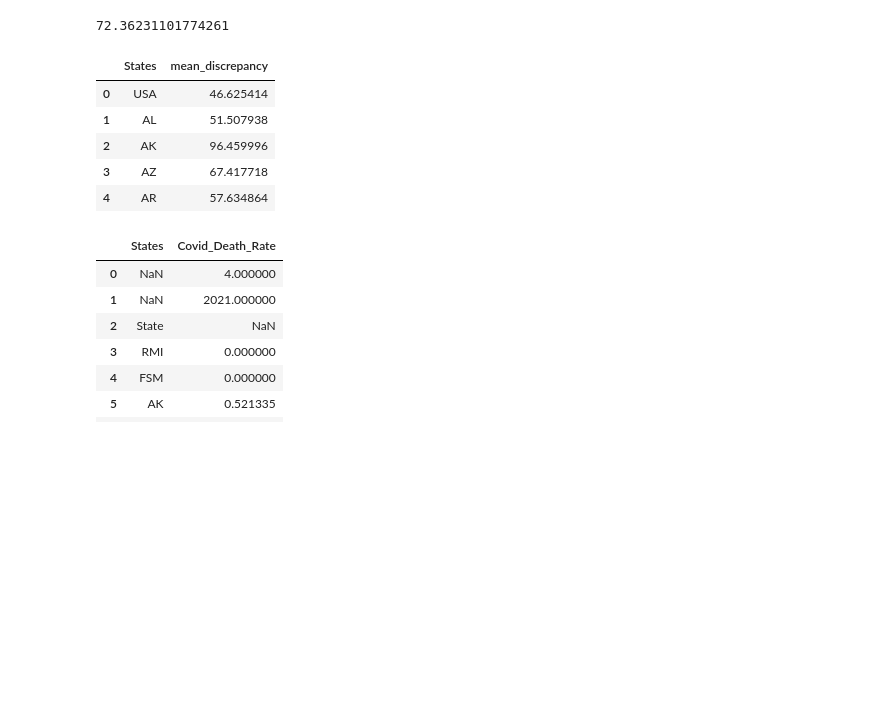
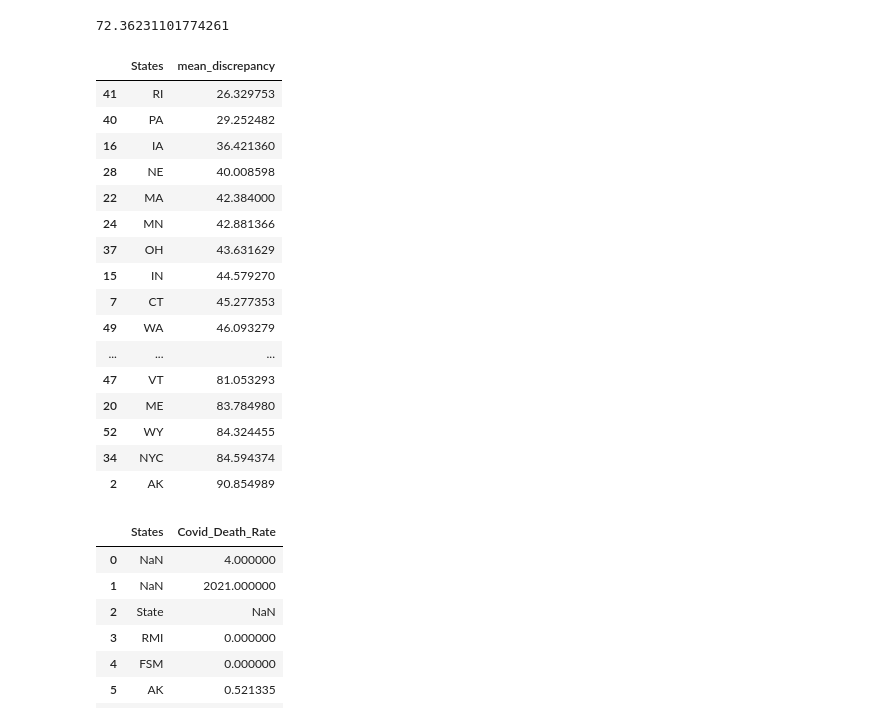
Before and after one commit to jenniecinelli/project_one, a Jupyter notebook: Folder3/Excess_Deaths.ipynb, the cells around one changed output. Cells and saved outputs as stored; diff of their text form; code cells hidden in the pictures; blank space fills up the shorter version.

```diff
--- a/Folder3/Excess_Deaths.ipynb
+++ b/Folder3/Excess_Deaths.ipynb
@@ -148,18 +148,30 @@ states = df["State"].unique()
 Dict = {"States":[],"mean_discrepancy":[]}
 for state in states:
     Dict["States"].append(us_state_abbrev[state])
-    mean_discrepancy = df.loc[lambda x: (x.State == state) & (x.Week > 20) & (x.Week < 52)]["Excess_Covid_Delta"].mean()
+    mean_discrepancy = df.loc[lambda x: (x.State == state) & (x.Week > 39) & (x.Week < 52)]["Excess_Covid_Delta"].mean()
     Dict["mean_discrepancy"].append(mean_discrepancy)
 # %%
 df_discrepancy = pd.DataFrame(Dict)
-df_discrepancy.head(5)
+df_discrepancy.head(60)
+df_discrepancy.sort_values(by="mean_discrepancy")
 # %% [output]
 |  | States | mean_discrepancy |
-| 0 | USA | 46.625414 |
-| 1 | AL | 51.507938 |
-| 2 | AK | 96.459996 |
-| 3 | AZ | 67.417718 |
-| 4 | AR | 57.634864 |
+| 41 | RI | 26.329753 |
+| 40 | PA | 29.252482 |
+| 16 | IA | 36.421360 |
+| 28 | NE | 40.008598 |
+| 22 | MA | 42.384000 |
+| 24 | MN | 42.881366 |
+| 37 | OH | 43.631629 |
+| 15 | IN | 44.579270 |
+| 7 | CT | 45.277353 |
+| 49 | WA | 46.093279 |
+| ... | ... | ... |
+| 47 | VT | 81.053293 |
+| 20 | ME | 83.784980 |
+| 52 | WY | 84.324455 |
+| 34 | NYC | 84.594374 |
+| 2 | AK | 90.854989 |
 # %%
 df_deathrate = pd.read_csv("../Folder2/Final_DeathRate_byState_042021.csv")
 df_deathrate.rename(columns={"Unnamed: 0":"States"},inplace=True)
```
Also changed, not shown: parts of 10 cells of this notebook, 4 other files.
